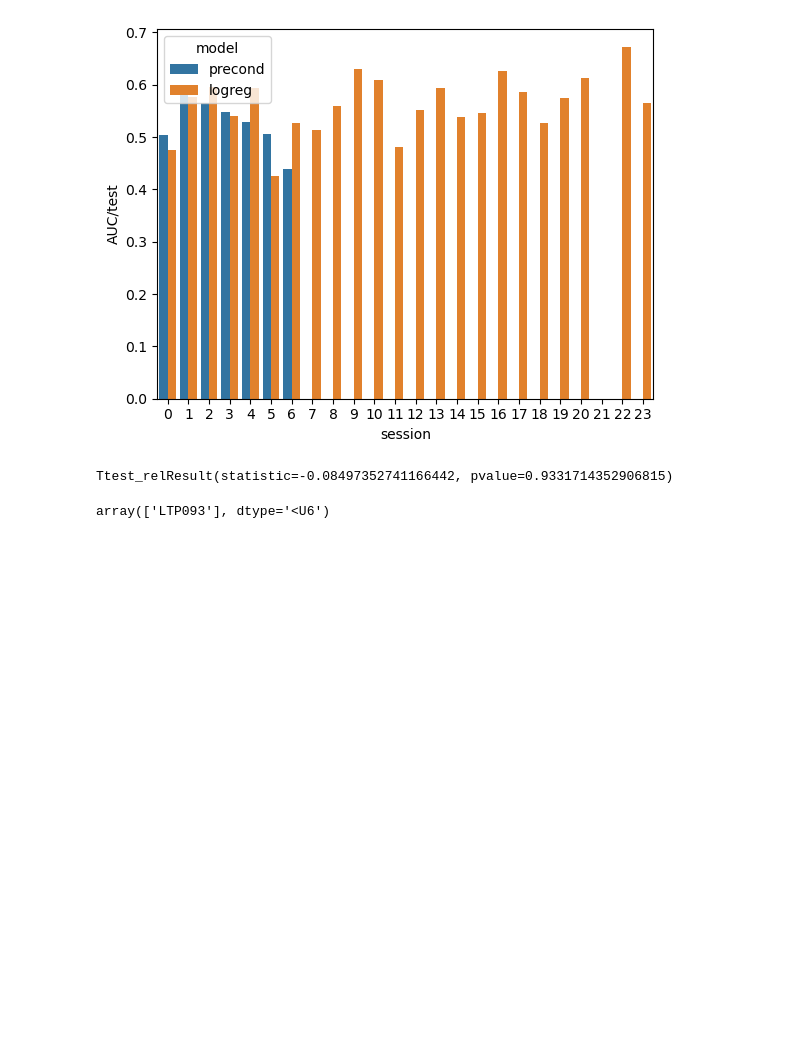
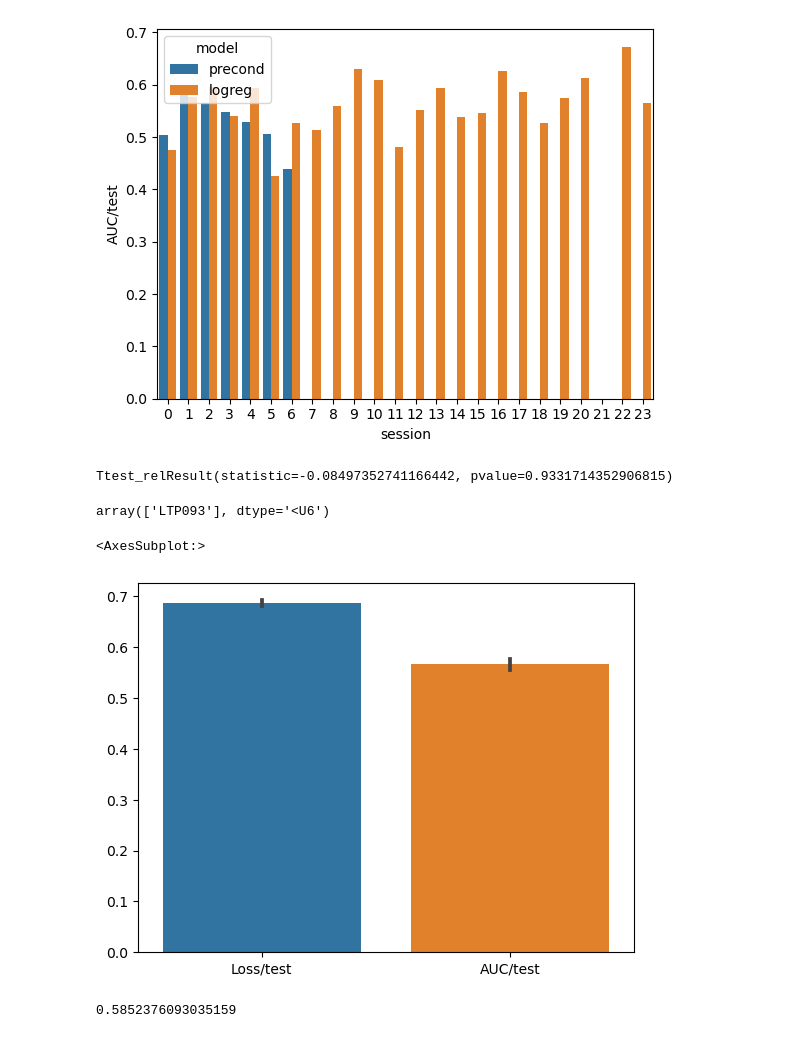
Before and after one commit to jrudoler/cross-subject-learning, a Jupyter notebook: analysis.ipynb, the cells around one changed output. Saved outputs shown, nothing was run; the diff lists cells and outputs as text; code cells hidden in the pictures; blank space fills up the shorter version.

```diff
--- a/analysis.ipynb
+++ b/analysis.ipynb
@@ -37,3 +68,16 @@ files = os.listdir("/Users/jrudoler/data/scalp_features/class_1/")
 np.unique([f[4:10] for f in files])
 # %% [output]
 array(['LTP093'], dtype='<U6')
+# %%
+df = []
+subs = np.loadtxt("sandbox_subjects.txt", dtype=str)
+for subject in subs:
+    fname = glob.glob(f"{log_dir}/test_results/precond_test_{subject}_1.000e-03_*")[0]
+    df.append(pd.read_csv(fname, index_col=0))
+df = pd.concat(df)
+df = df.set_index(subs)
+# %%
+sns.barplot(df)
+# %% [output]
+<AxesSubplot:>
+[figure, added]
@@ -39,0 +88,4 @@ array(['LTP093'], dtype='<U6')
+# %%
+logreg["AUC/test"].mean()
+# %% [output]
+0.5852376093035159
```
Also changed, not shown: parts of 30 cells of this notebook, 8 other files.
